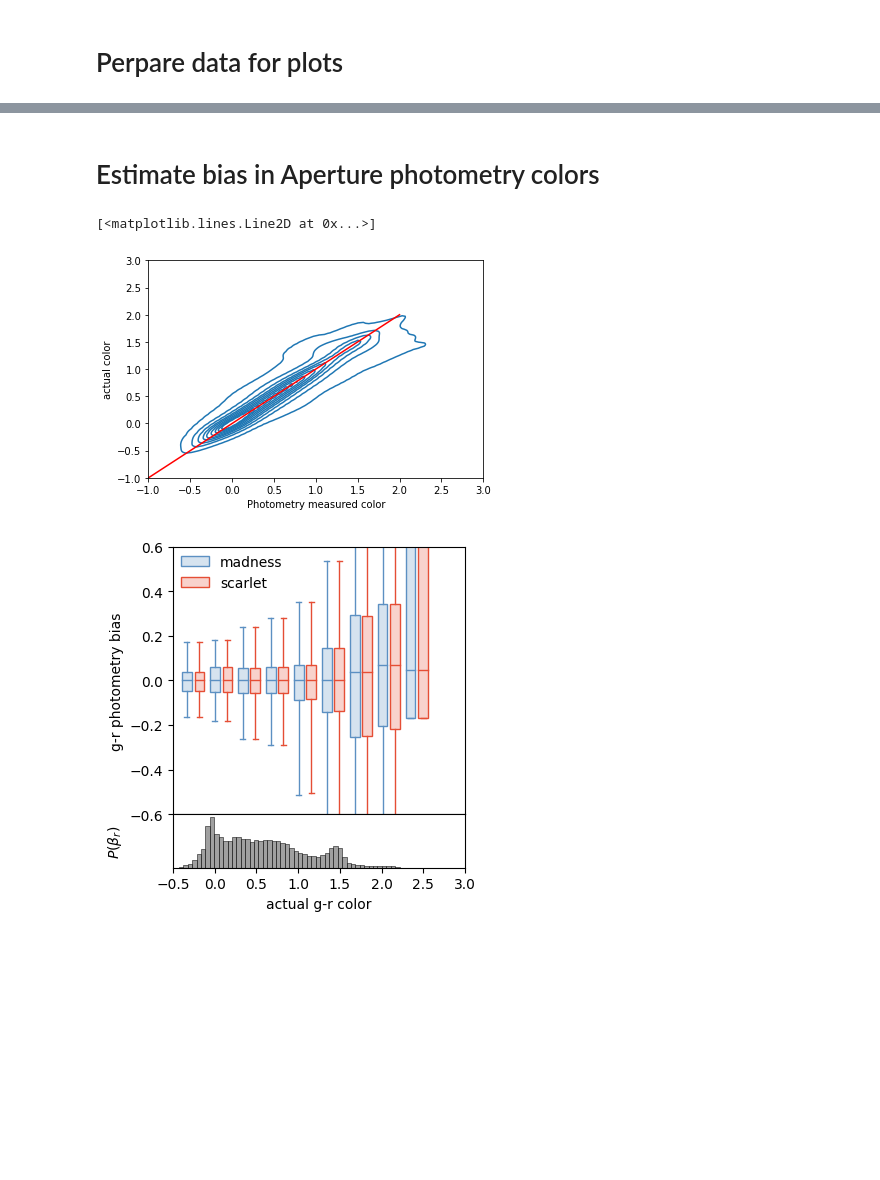
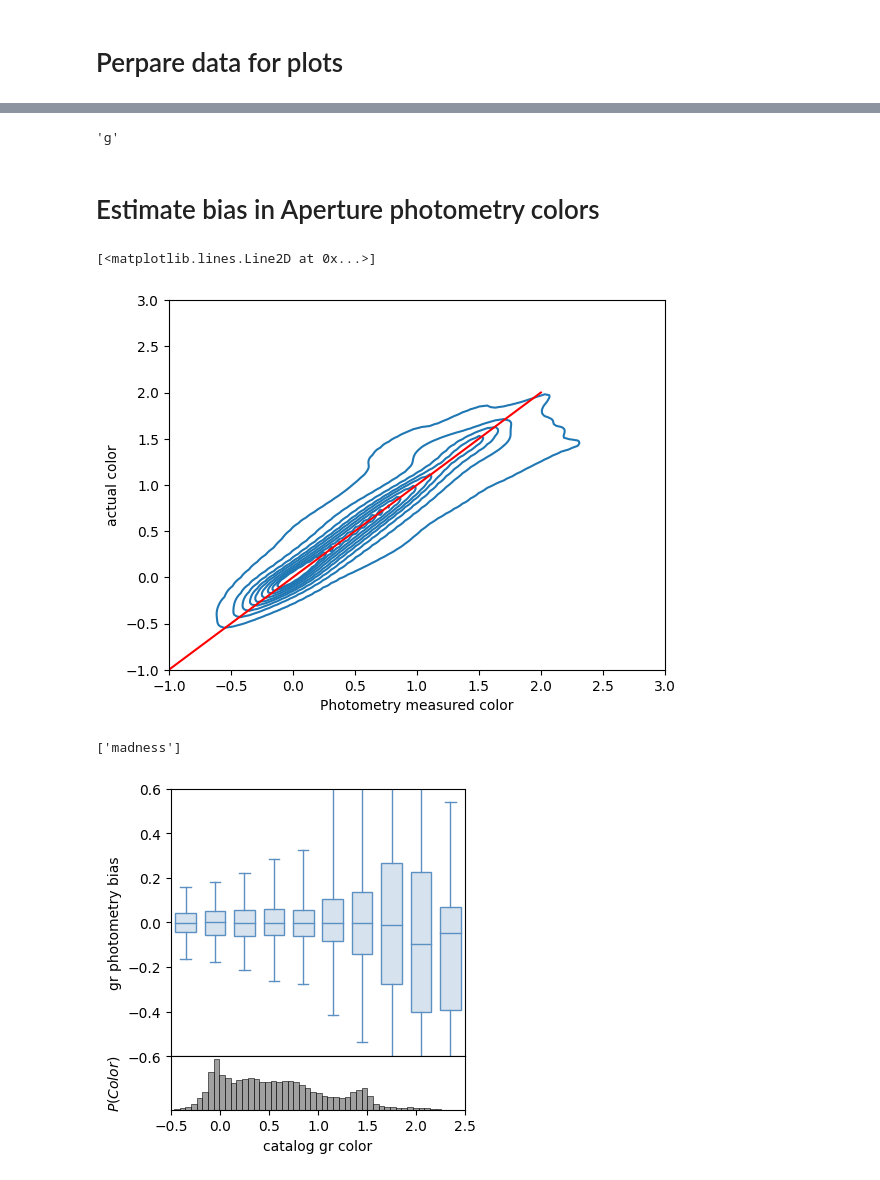
Before and after one commit to b-biswas/MADNESS-legacy, a Jupyter notebook: notebooks/compare_color_results_high_density.ipynb, the cells around one changed output, grey strips where cells are left out. Drawn from its saved outputs; the diff is of its cells as text; code cells hidden in the pictures; blank space fills up the shorter version.

Commit message:
added new plots

```diff
--- a/notebooks/compare_color_results_high_density.ipynb
+++ b/notebooks/compare_color_results_high_density.ipynb
@@ -31,7 +31,7 @@ scarlet_results=[]
 actual_photometry = []
 blended_photometry = []
 
-for file_num in range(50):
+for file_num in range(75):
 
     madness_results.append(pd.read_pickle(os.path.join(result_dir_path, "madness_results", str(file_num) + ".pkl")))
     scarlet_results.append(pd.read_pickle(os.path.join(data_path, "scarlet_results", str(file_num) + ".pkl")))
@@ -105,12 +105,15 @@ survey = galcheat.helpers.get_survey("LSST")
 
 for band in ["u", "g", "r", "i", "y", "z"]:
 
+    z_point = survey.get_filter(band).zeropoint
     exp_time = survey.get_filter(band).full_exposure_time
 
     actual_phot_mag = actual_photometry[f"{band}_phot_flux"].values
-    z_point = survey.get_filter(band).zeropoint
+    actual_photometry[f"{band}_phot_mag"] = ((actual_phot_mag * u.electron / exp_time).to(u.mag(u.electron / u.s))
+     + z_point).value
 
-    actual_photometry[f"{band}_phot_mag"] = ((actual_phot_mag * u.electron / exp_time).to(u.mag(u.electron / u.s))
+    blended_phot_mag = blended_photometry[f"{band}_phot_flux"].values
+    blended_photometry[f"{band}_phot_mag"] = ((blended_phot_mag * u.electron / exp_time).to(u.mag(u.electron / u.s))
      + z_point).value
 
     madness_phot_mag = madness_results[f"{band}_phot_flux"].values
@@ -129,8 +132,16 @@ plt.plot([15,27],[15,27], color="r")
+# %%
+color_bands="gr"
+# %%
+color_bands[0]
+# %% [output]
+'g'
 # %%
-phot_color = actual_photometry["g_phot_mag"] - actual_photometry["r_phot_mag"]
-true_color = madness_results["g_ab"] - madness_results["r_ab"]
-madness_results['gr_color'] = madness_results["g_phot_mag"] - madness_results["r_phot_mag"]
-scarlet_results['gr_color'] = scarlet_results["g_phot_mag"] - scarlet_results["r_phot_mag"]
+phot_color = actual_photometry[color_bands[0]+"_phot_mag"].values - actual_photometry[color_bands[1]+"_phot_mag"].values
+true_color = madness_results[color_bands[0]+"_ab"].values - madness_results[color_bands[1] + "_ab"].values
+blended_color = blended_photometry[color_bands[0]+"_phot_mag"].values - actual_photometry[color_bands[1]+"_phot_mag"].values
+
+madness_results[color_bands+'_color'] = madness_results[color_bands[0]+"_phot_mag"] - madness_results[color_bands[1]+"_phot_mag"]
+scarlet_results[color_bands+'_color'] = scarlet_results[color_bands[0]+"_phot_mag"] - scarlet_results[color_bands[1]+"_phot_mag"]
 # %%
 boxplot_color_df = {}
 
@@ -157,27 +177,27 @@ boxplot_color_df = pd.DataFrame(boxplot_color_df)
 # %% [markdown]
 # Estimate bias in Aperture photometry colors
 # %%
-sns.kdeplot(phot_color[:10000].values, true_color[:10000].values)
+sns.kdeplot(phot_color[:10000], true_color[:10000])
 plt.xlabel("Photometry measured color")
 plt.ylabel("actual color")
 plt.xlim(-1,3)
 plt.ylim(-1,3)
 plt.plot(np.arange(-1,3),np.arange(-1,3),color='r')
 # %% [output]
 [<matplotlib.lines.Line2D at 0x...>]
-[figure, old version]
+[figure, new version]
 # %%
 fig, median_shear, q1_shear, q3_shear, whislo_shear, whishi_shear = maddeb.boxplot.boxplot_func(
-    boxplot_color_df,
-    x = "gr_truth", y = "gr_phot_bias", z = "type",
-    xlim = (-.5, 3),
+    boxplot_color_df[boxplot_color_df["type"] == "madness"],
+    x = color_bands+"_truth", y = color_bands+"_phot_bias", z = "type",
+    xlim = (-.5, 2.5),
     ylim = (-.6, .6),
     x_scale = None,
     legend = ['madness', 'scarlet'],
-    x_label='actual g-r color',
-    y_label = 'g-r photometry bias',
-    y_label_hist=r'$P(\beta_r)$',
-    legend_remove = False,
+    x_label=f"catalog {color_bands} color",
+    y_label = f'{color_bands} photometry bias',
+    y_label_hist=r'$P(Color)$',
+    legend_remove = True,
     whis = [5, 95],
     percents = [25, 75],
     palette=mpl.cm.RdYlBu([0.85,0.15]),#0.35,
@@ -186,6 +206,7 @@ fig, median_shear, q1_shear, q3_shear, whislo_shear, whishi_shear = maddeb.boxpl
 plt.savefig(os.path.join("results", density_level + "_density", "bias_color_box_plot.pdf"))
 plt.savefig(os.path.join("results", density_level + "_density",  "bias_color_box_plot.png"))
 # %% [output]
+['madness']
-[figure, old version]
+[figure, new version]
 # %%
 fig, median_shear, q1_shear, q3_shear, whislo_shear, whishi_shear = maddeb.boxplot.boxplot_func(
```
Also changed, not shown: parts of 34 cells of this notebook.
